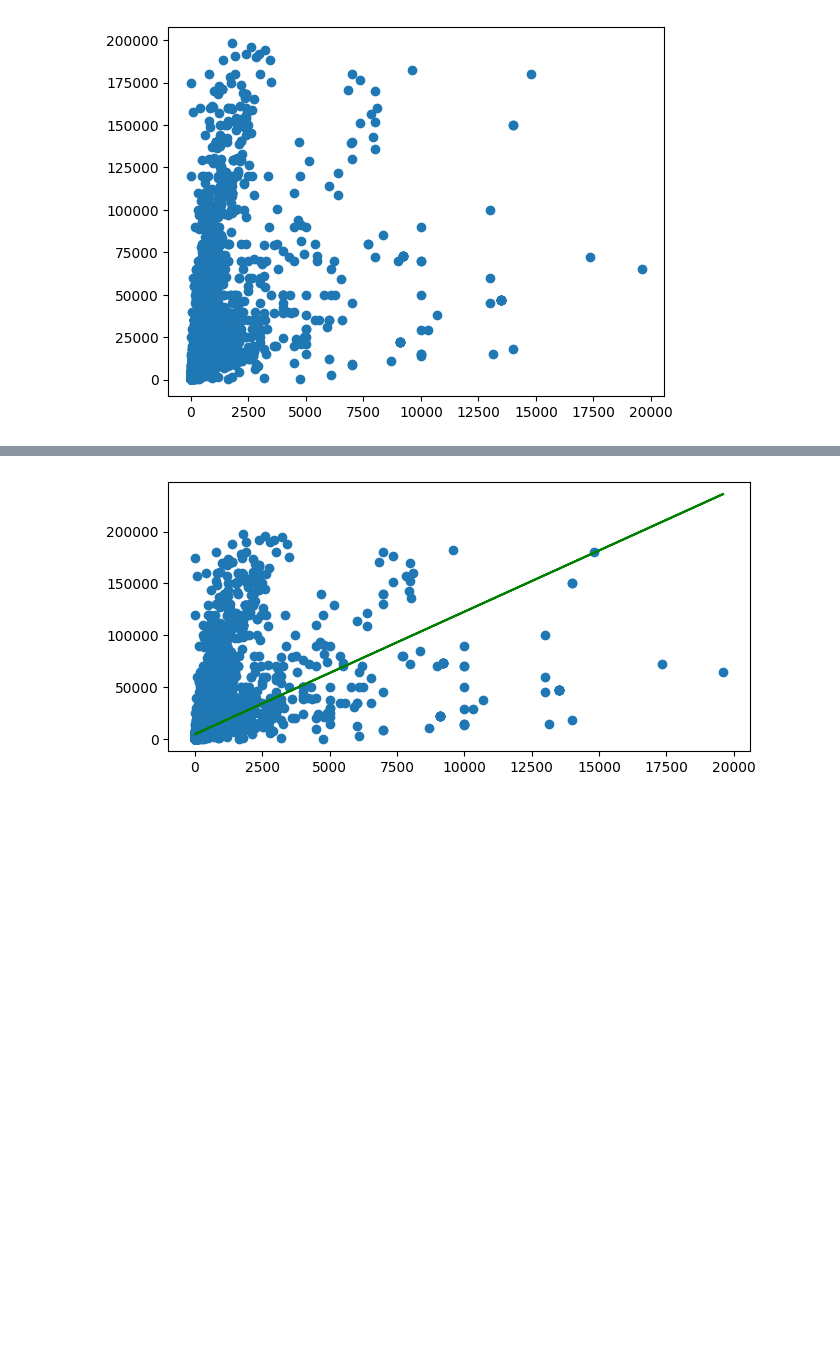
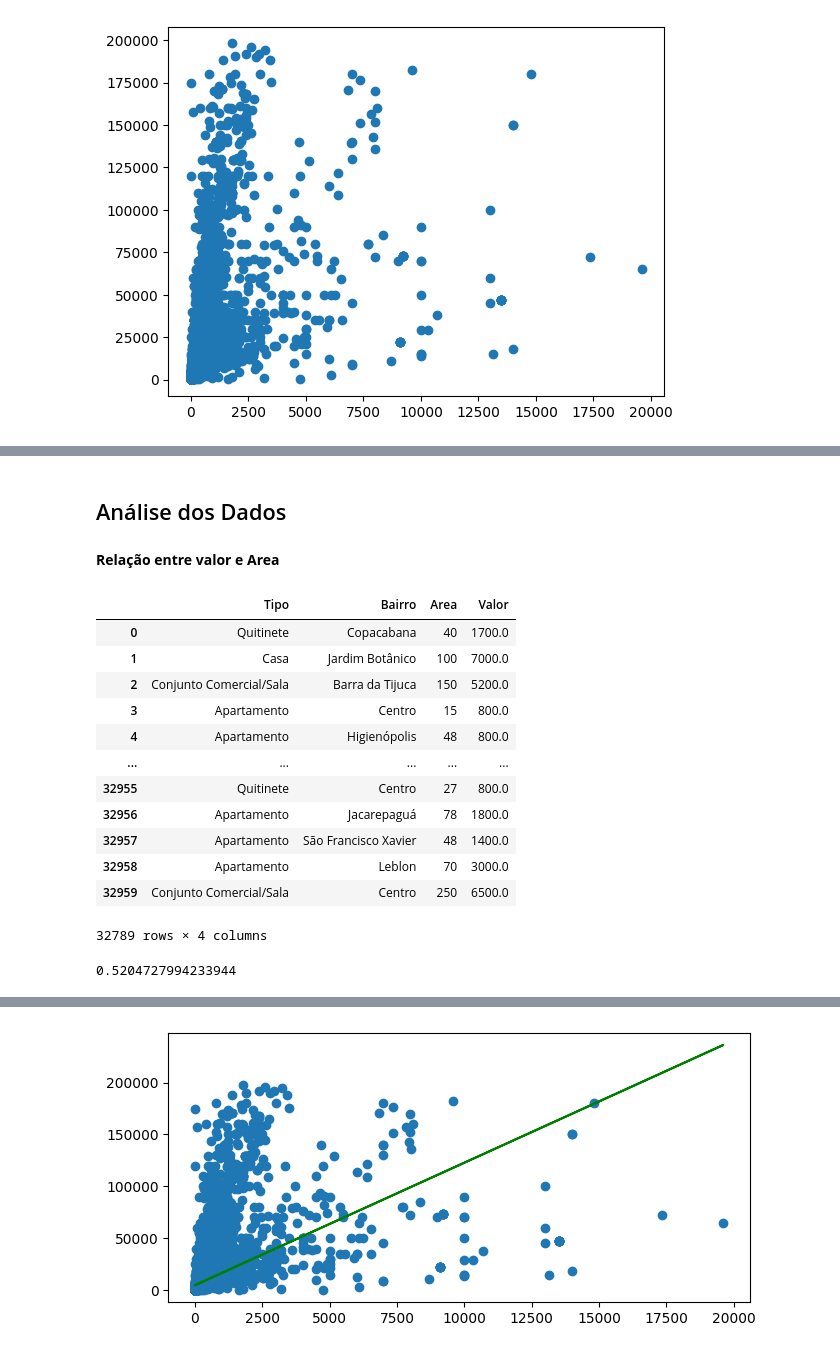
Before and after one commit to andrade-paulo/Trabalho-Estatistica, a Jupyter notebook: ensino_ludico.ipynb, the cells around one changed output, grey strips where cells are left out. Drawn from its saved outputs; the diff is of its cells as text; code cells hidden in the pictures; blank space fills up the shorter version.

```diff
--- a/ensino_ludico.ipynb
+++ b/ensino_ludico.ipynb
@@ -109,2 +119,26 @@ def reta_regressao(dados):
+# %% [markdown]
+## Análise dos Dados
+# %% [markdown]
+**Relação entre valor e Area**
+# %%
+tabela[['Tipo', 'Bairro', 'Area', 'Valor']]
+# %% [output]
+|  | Tipo | Bairro | Area | Valor |
+| 0 | Quitinete | Copacabana | 40 | 1700.0 |
+| 1 | Casa | Jardim Botânico | 100 | 7000.0 |
+| 2 | Conjunto Comercial/Sala | Barra da Tijuca | 150 | 5200.0 |
+| 3 | Apartamento | Centro | 15 | 800.0 |
+| 4 | Apartamento | Higienópolis | 48 | 800.0 |
+| ... | ... | ... | ... | ... |
+| 32955 | Quitinete | Centro | 27 | 800.0 |
+| 32956 | Apartamento | Jacarepaguá | 78 | 1800.0 |
+| 32957 | Apartamento | São Francisco Xavier | 48 | 1400.0 |
+| 32958 | Apartamento | Leblon | 70 | 3000.0 |
+| 32959 | Conjunto Comercial/Sala | Centro | 250 | 6500.0 |
+32789 rows × 4 columns
+# %%
+coef_correlacao(tabela)
+# %% [output]
+0.5204727994233944
 # %%
 y = reta_regressao(tabela)
```
Also changed, not shown: parts of 25 cells of this notebook.
